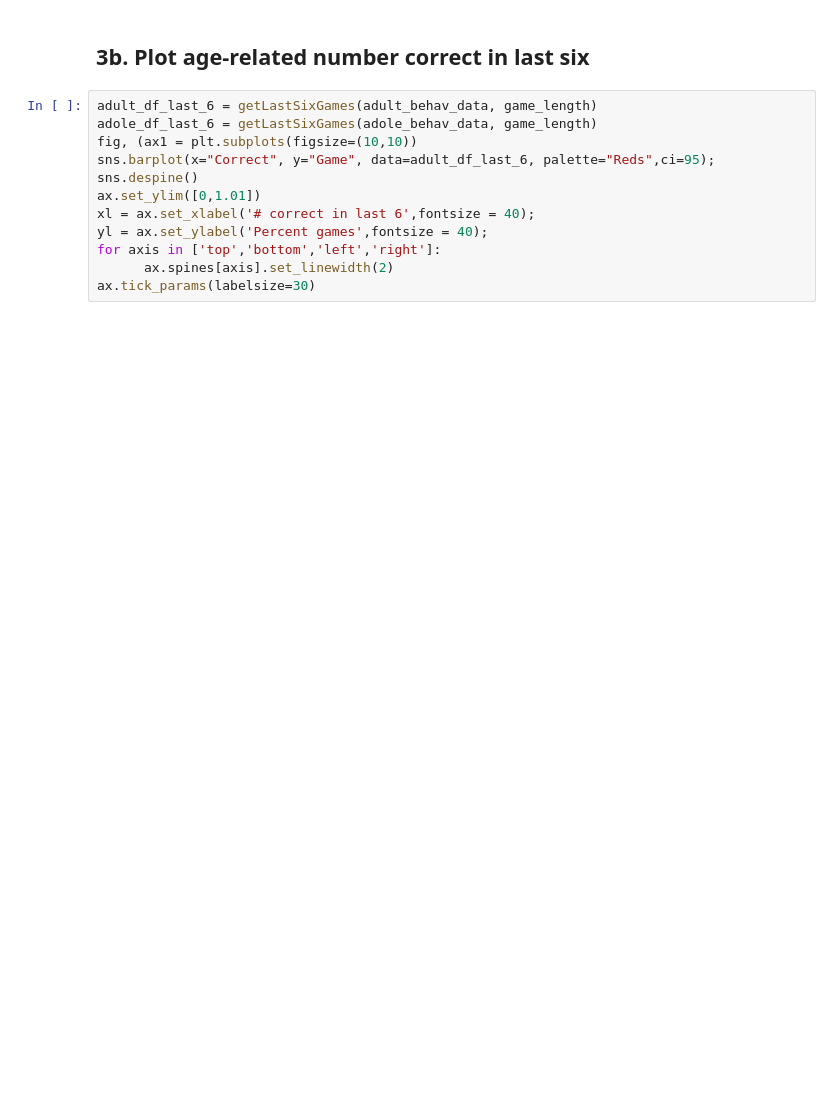
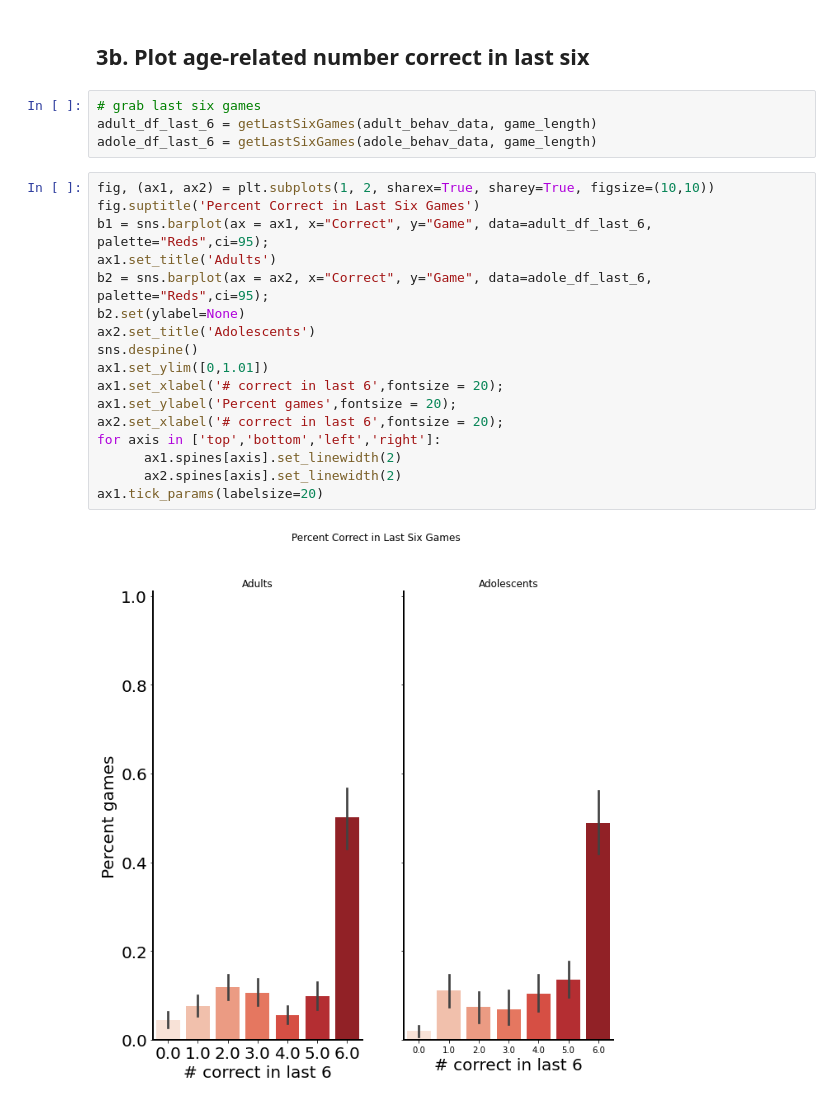
Before and after one commit to angelaradulescu/ldm-analysis, a Jupyter notebook: BehavioralAnalyses.ipynb, the cells around one changed output. Saved outputs shown, nothing was run; the diff lists cells and outputs as text; blank space fills up the shorter version.

```diff
--- a/BehavioralAnalyses.ipynb
+++ b/BehavioralAnalyses.ipynb
@@ -178,14 +248,25 @@ plt.yticks(fontsize=30);
 # %% [markdown]
 ## 3b. Plot age-related number correct in last six
+# %%
+# grab last six games
+adult_df_last_6 = getLastSixGames(adult_behav_data, game_length)
+adole_df_last_6 = getLastSixGames(adole_behav_data, game_length)
 # %%
-adult_df_last_6 = getLastSixGames(adult_behav_data, game_length)
-adole_df_last_6 = getLastSixGames(adole_behav_data, game_length)
-fig, (ax1 = plt.subplots(figsize=(10,10))
-sns.barplot(x="Correct", y="Game", data=adult_df_last_6, palette="Reds",ci=95);
+fig, (ax1, ax2) = plt.subplots(1, 2, sharex=True, sharey=True, figsize=(10,10))
+fig.suptitle('Percent Correct in Last Six Games')
+b1 = sns.barplot(ax = ax1, x="Correct", y="Game", data=adult_df_last_6, palette="Reds",ci=95);
+ax1.set_title('Adults')
+b2 = sns.barplot(ax = ax2, x="Correct", y="Game", data=adole_df_last_6, palette="Reds",ci=95);
+b2.set(ylabel=None)
+ax2.set_title('Adolescents')
 sns.despine()
-ax.set_ylim([0,1.01])
-xl = ax.set_xlabel('# correct in last 6',fontsize = 40);
-yl = ax.set_ylabel('Percent games',fontsize = 40);
+ax1.set_ylim([0,1.01])
+ax1.set_xlabel('# correct in last 6',fontsize = 20);
+ax1.set_ylabel('Percent games',fontsize = 20);
+ax2.set_xlabel('# correct in last 6',fontsize = 20);
 for axis in ['top','bottom','left','right']:
-      ax.spines[axis].set_linewidth(2)
-ax.tick_params(labelsize=30)
+      ax1.spines[axis].set_linewidth(2)
+      ax2.spines[axis].set_linewidth(2)
+ax1.tick_params(labelsize=20)
+# %% [output]
+[figure, added]
```
Also changed, not shown: parts of 8 cells of this notebook, 1 other file.
